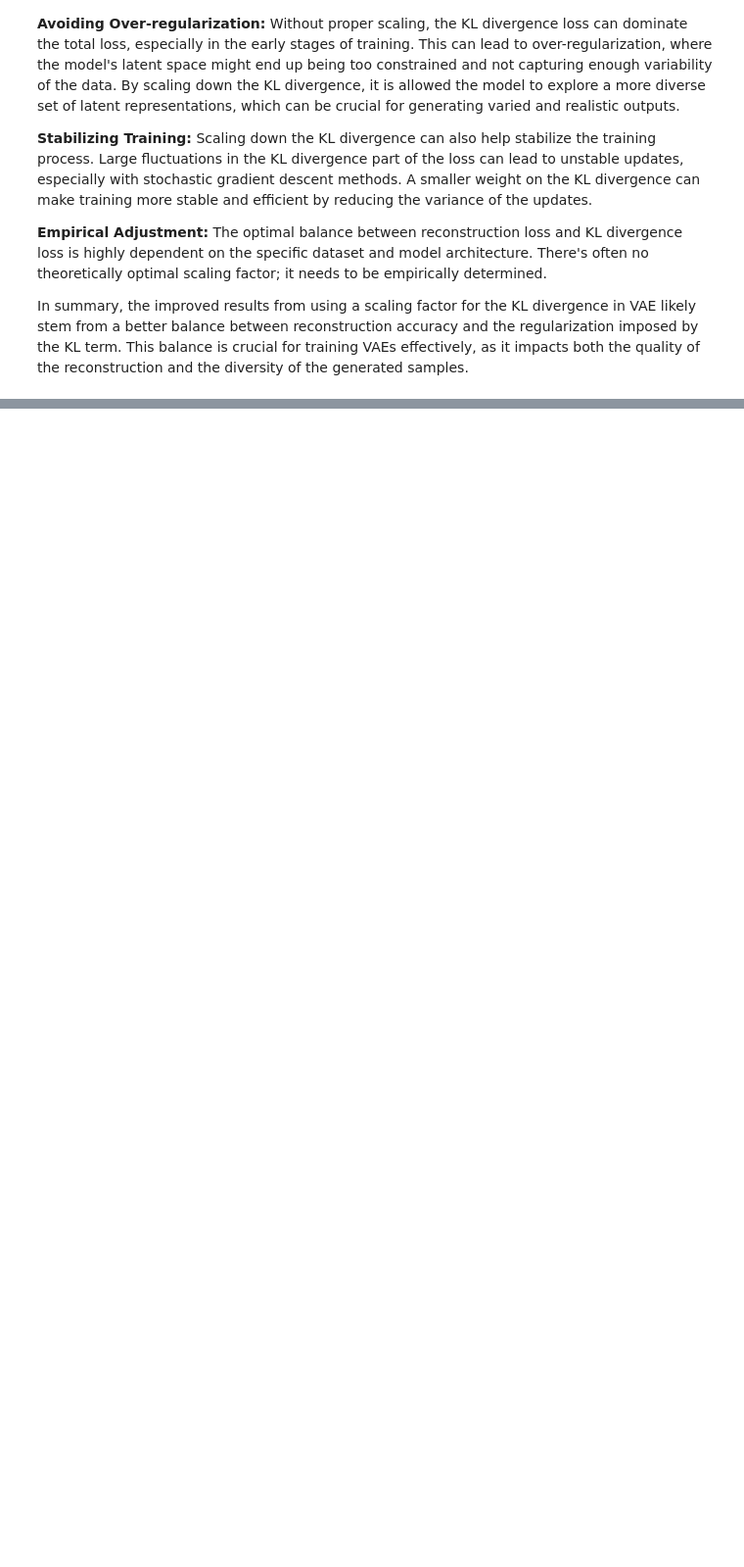
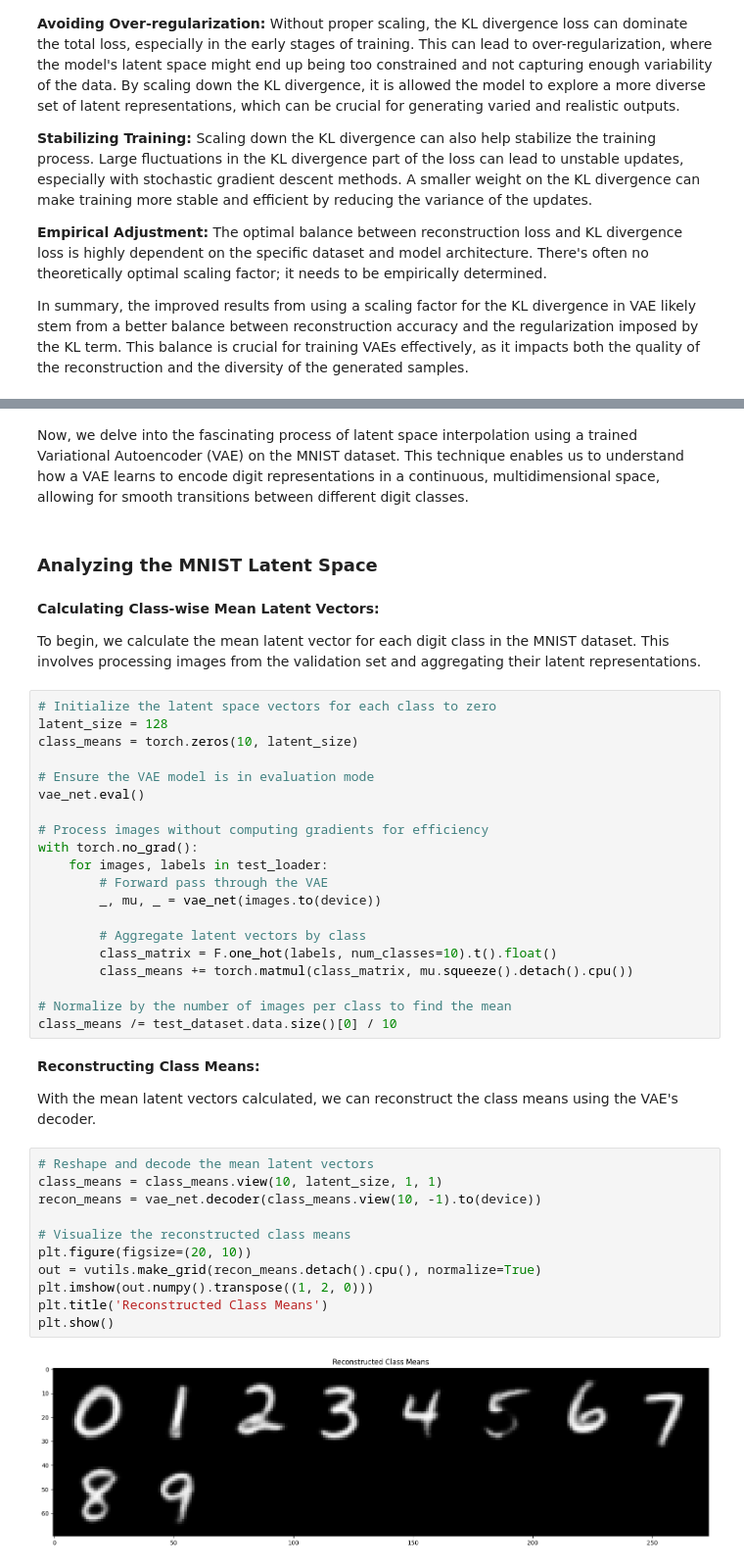
Before and after one commit to arkeodev/computer-vision, a Jupyter notebook: Demystifying_Autoencoders_A_Deep_Dive_into_Neural_Network_Compression_and_Reconstruction.ipynb, the cells around one changed output, grey strips where cells are left out. Shown at 98% size. Drawn from its saved outputs; the diff is of its cells as text; blank space fills up the shorter version.

```diff
--- a/Demystifying_Autoencoders_A_Deep_Dive_into_Neural_Network_Compression_and_Reconstruction.ipynb
+++ b/Demystifying_Autoencoders_A_Deep_Dive_into_Neural_Network_Compression_and_Reconstruction.ipynb
@@ -939 +937,46 @@ In summary, the improved results from using a scaling factor for the KL divergen
+# %% [markdown]
+Now, we delve into the fascinating process of latent space interpolation using a trained Variational Autoencoder (VAE) on the MNIST dataset. This technique enables us to understand how a VAE learns to encode digit representations in a continuous, multidimensional space, allowing for smooth transitions between different digit classes.
+# %% [markdown]
+### Analyzing the MNIST Latent Space
+# %% [markdown]
+**Calculating Class-wise Mean Latent Vectors:**
+
+To begin, we calculate the mean latent vector for each digit class in the MNIST dataset. This involves processing images from the validation set and aggregating their latent representations.
+# %%
+# Initialize the latent space vectors for each class to zero
+latent_size = 128
+class_means = torch.zeros(10, latent_size)
+
+# Ensure the VAE model is in evaluation mode
+vae_net.eval()
+
+# Process images without computing gradients for efficiency
+with torch.no_grad():
+    for images, labels in test_loader:
+        # Forward pass through the VAE
+        _, mu, _ = vae_net(images.to(device))
+
+        # Aggregate latent vectors by class
+        class_matrix = F.one_hot(labels, num_classes=10).t().float()
+        class_means += torch.matmul(class_matrix, mu.squeeze().detach().cpu())
+
+# Normalize by the number of images per class to find the mean
+class_means /= test_dataset.data.size()[0] / 10
+# %% [markdown]
+**Reconstructing Class Means:**
+
+With the mean latent vectors calculated, we can reconstruct the class means using the VAE's decoder.
+# %%
+# Reshape and decode the mean latent vectors
+class_means = class_means.view(10, latent_size, 1, 1)
+recon_means = vae_net.decoder(class_means.view(10, -1).to(device))
+
+# Visualize the reconstructed class means
+plt.figure(figsize=(20, 10))
+out = vutils.make_grid(recon_means.detach().cpu(), normalize=True)
+plt.imshow(out.numpy().transpose((1, 2, 0)))
+plt.title('Reconstructed Class Means')
+plt.show()
+# %% [output]
+[figure, added]
 # %% [markdown]
```
Also changed, not shown: parts of 28 cells of this notebook.
